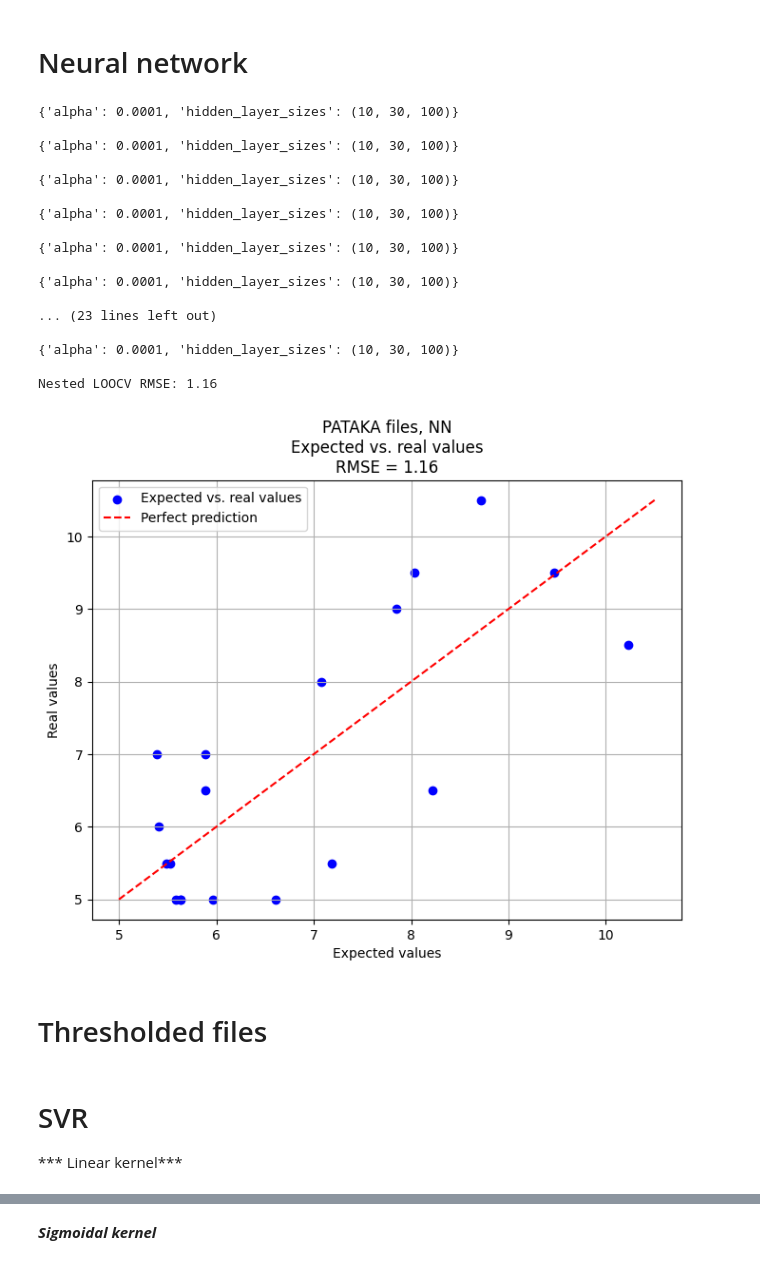
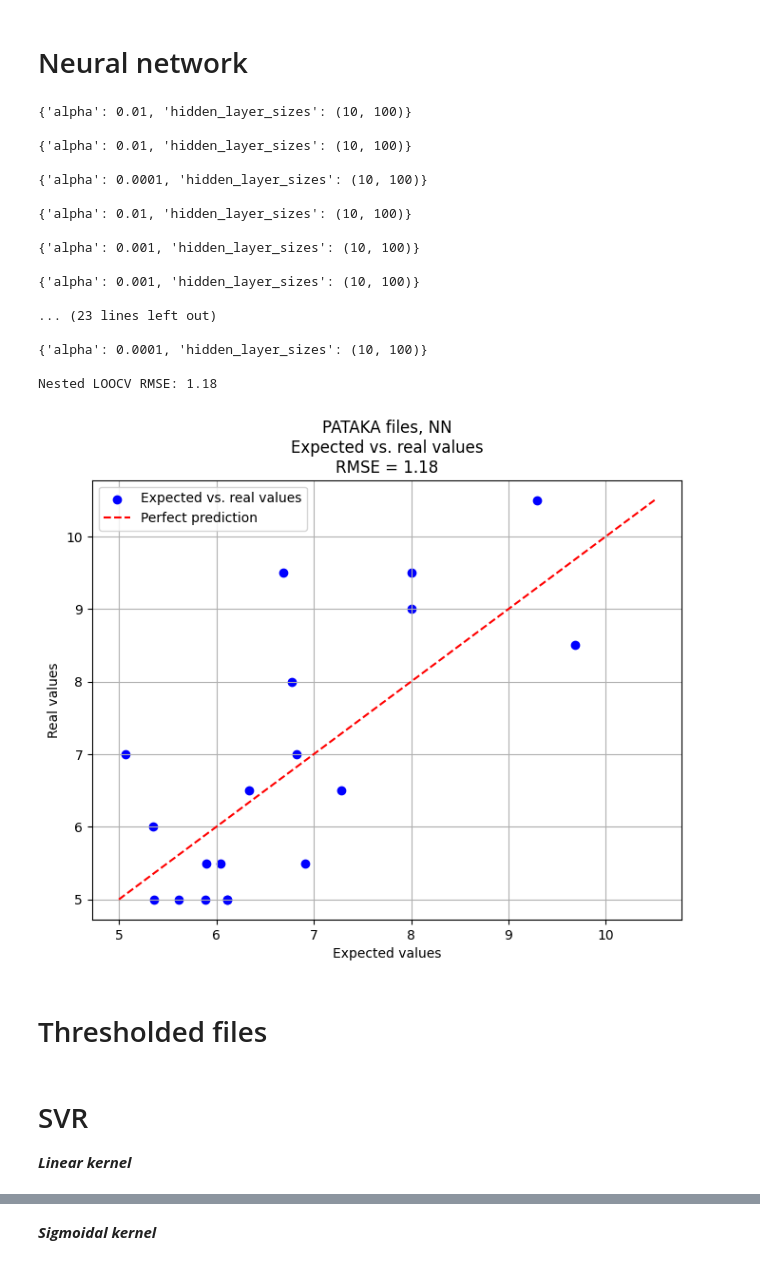
Before and after one commit to GiuseppeCurrao/Extraction-of-vocal-feature-for-ALS-speech-score-regression, a Jupyter notebook: Code/Regressor_PATAKA.ipynb, the cells around one changed output, grey strips where cells are left out. Cells and saved outputs as stored; diff of their text form; code cells hidden in the pictures.

```diff
--- a/Code/Regressor_PATAKA.ipynb
+++ b/Code/Regressor_PATAKA.ipynb
@@ -314,7 +314,7 @@ nn = MLPRegressor(
     max_iter= 3500
 )
 param_grid = {
-    'hidden_layer_sizes': [ (10, 30, 100), (10, 50, 100), (10, 50, 200), (10, 100, 100)],
+    'hidden_layer_sizes': [ (10, 50), (10, 100),(10, 30, 100), (10, 50, 100), (10, 100, 100)],
     'alpha': [0.0001, 0.001, 0.01],
 }
 
@@ -358,42 +358,42 @@ for i in range(len(y_pred)):
         y_p[i] = y_pred[i]
 
 # Calcolare l'RMSE sui risultati finali
 final_rmse = np.sqrt(mean_squared_error(y_t, y_p))
 print(f'Nested LOOCV RMSE: {final_rmse:.2f}')
 plt.figure(figsize=(8, 6))
 plt.scatter(y_p, y_t, color='blue', label='Expected vs. real values')
 
 # Perfect prevision line
 plt.plot([y_t.min(), y_t.max()], [y_t.min(), y_t.max()], color='red', linestyle='--', label='Perfect prediction')
 
 
 plt.xlabel('Expected values')
 plt.ylabel('Real values')
 plt.title('PATAKA files, NN\nExpected vs. real values\nRMSE = {:.2f}'.format(final_rmse))
 
 plt.legend()
 
 plt.grid(True)
 plt.show()
 # %% [output]
-{'alpha': 0.0001, 'hidden_layer_sizes': (10, 30, 100)}
+{'alpha': 0.01, 'hidden_layer_sizes': (10, 100)}
 
-{'alpha': 0.0001, 'hidden_layer_sizes': (10, 30, 100)}
+{'alpha': 0.01, 'hidden_layer_sizes': (10, 100)}
 
-{'alpha': 0.0001, 'hidden_layer_sizes': (10, 30, 100)}
+{'alpha': 0.0001, 'hidden_layer_sizes': (10, 100)}
 
-{'alpha': 0.0001, 'hidden_layer_sizes': (10, 30, 100)}
+{'alpha': 0.01, 'hidden_layer_sizes': (10, 100)}
 
-{'alpha': 0.0001, 'hidden_layer_sizes': (10, 30, 100)}
+{'alpha': 0.001, 'hidden_layer_sizes': (10, 100)}
 
-{'alpha': 0.0001, 'hidden_layer_sizes': (10, 30, 100)}
+{'alpha': 0.001, 'hidden_layer_sizes': (10, 100)}
 
 ... (23 lines left out)
 
-{'alpha': 0.0001, 'hidden_layer_sizes': (10, 30, 100)}
+{'alpha': 0.0001, 'hidden_layer_sizes': (10, 100)}
 
-Nested LOOCV RMSE: 1.16
+Nested LOOCV RMSE: 1.18
-[figure, old version]
+[figure, new version]
 # %% [markdown]
 # Thresholded files
 # %%
@@ -422,7 +422,7 @@ X = X.reshape(19, -1)
 # %% [markdown]
 # SVR
 
-*** Linear kernel***
+***Linear kernel***
 # %%
 loo=LeaveOneOut()
 y_true = []
```
Also changed, not shown: parts of 7 cells of this notebook, 9 other files.
